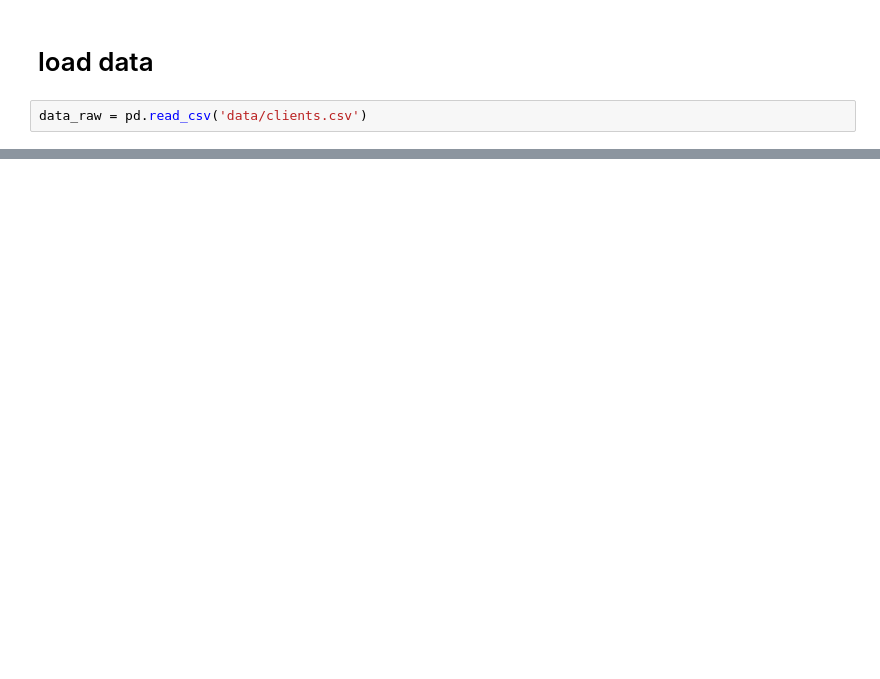
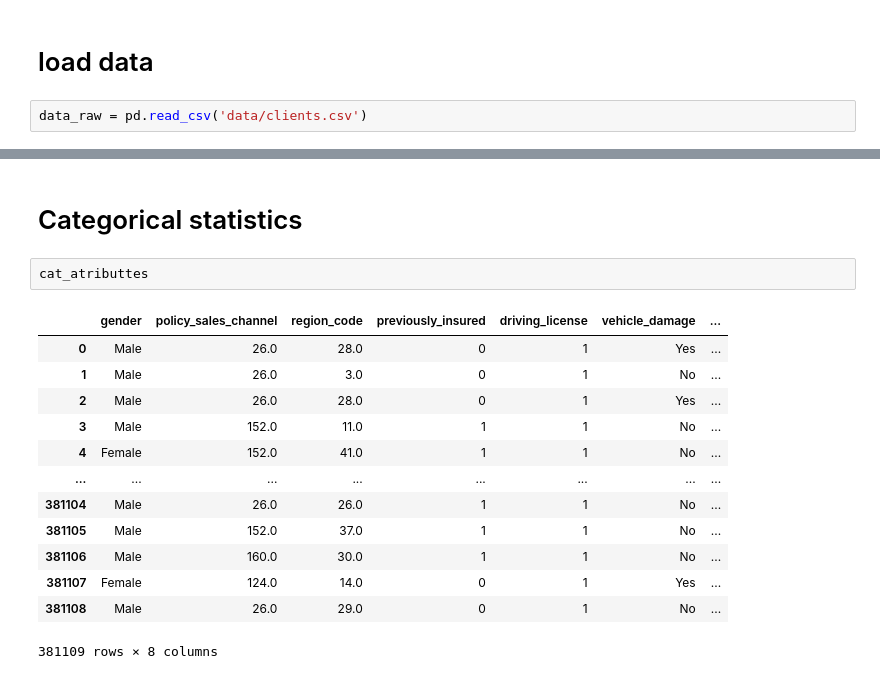
Before and after one commit to lavinomenezes/PA004, a Jupyter notebook: PA04_Insurance_all_coleta_de_dados.ipynb, the cells around one changed output, grey strips where cells are left out. Saved outputs shown, nothing was run; the diff lists cells and outputs as text; blank space fills up the shorter version.

```diff
--- a/PA04_Insurance_all_coleta_de_dados.ipynb
+++ b/PA04_Insurance_all_coleta_de_dados.ipynb
@@ -27,0 +132,18 @@ data_raw
+# %% [markdown]
+# Categorical statistics
+# %%
+cat_atributtes
+# %% [output]
+|  | gender | policy_sales_channel | region_code | previously_insured | driving_license | vehicle_damage | ... |
+| 0 | Male | 26.0 | 28.0 | 0 | 1 | Yes | ... |
+| 1 | Male | 26.0 | 3.0 | 0 | 1 | No | ... |
+| 2 | Male | 26.0 | 28.0 | 0 | 1 | Yes | ... |
+| 3 | Male | 152.0 | 11.0 | 1 | 1 | No | ... |
+| 4 | Female | 152.0 | 41.0 | 1 | 1 | No | ... |
+| ... | ... | ... | ... | ... | ... | ... | ... |
+| 381104 | Male | 26.0 | 26.0 | 1 | 1 | No | ... |
+| 381105 | Male | 152.0 | 37.0 | 1 | 1 | No | ... |
+| 381106 | Male | 160.0 | 30.0 | 1 | 1 | No | ... |
+| 381107 | Female | 124.0 | 14.0 | 0 | 1 | Yes | ... |
+| 381108 | Male | 26.0 | 29.0 | 0 | 1 | No | ... |
+381109 rows × 8 columns
```
Also changed, not shown: parts of 24 cells of this notebook.
